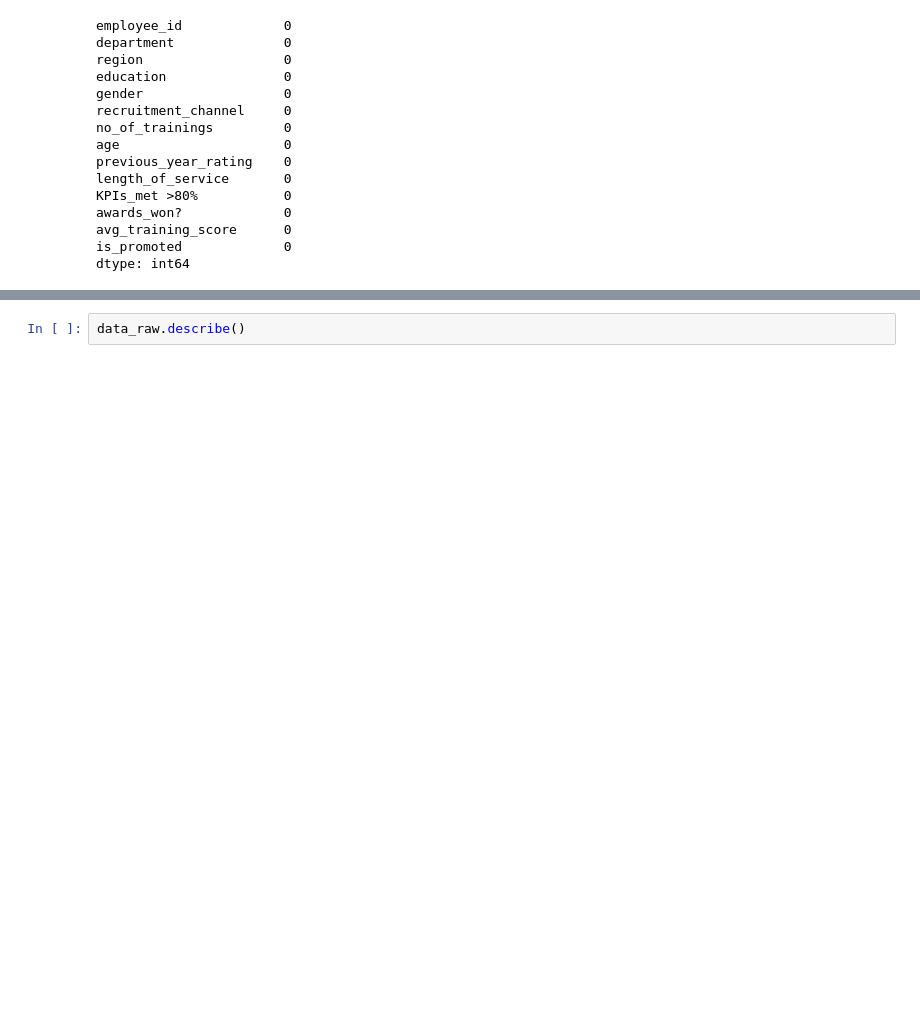
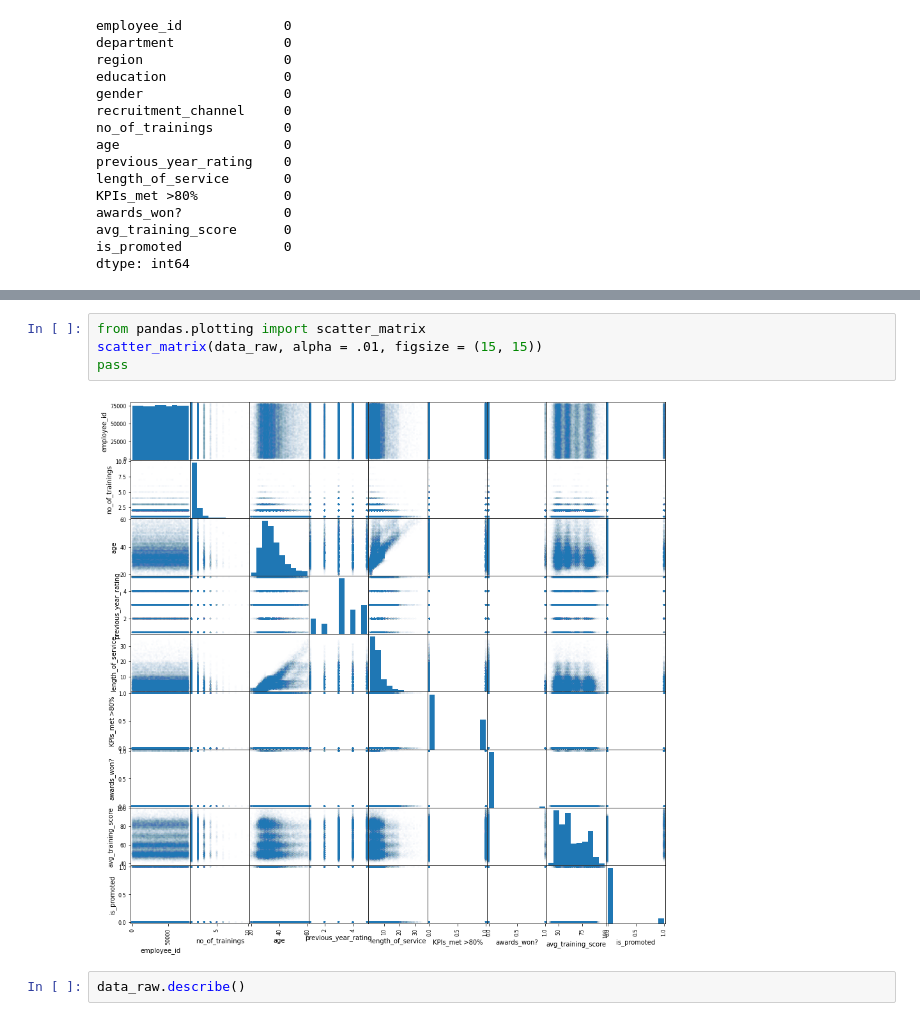
Before and after one commit to NikolaySokolov152/MachineLearning, a Jupyter notebook: Homework/1. PracticeLikeness.ipynb, the cells around one changed output, grey strips where cells are left out. Drawn from its saved outputs; the diff is of its cells as text; blank space fills up the shorter version.

```diff
--- a/Homework/1. PracticeLikeness.ipynb
+++ b/Homework/1. PracticeLikeness.ipynb
@@ -170,3 +179,9 @@ dtype: int64
+# %%
+from pandas.plotting import scatter_matrix
+scatter_matrix(data_raw, alpha = .01, figsize = (15, 15))
+pass
+# %% [output]
+[figure, added]
 # %%
 data_raw.describe()
 # %% [output]
```
Also changed, not shown: parts of 5 cells of this notebook.
